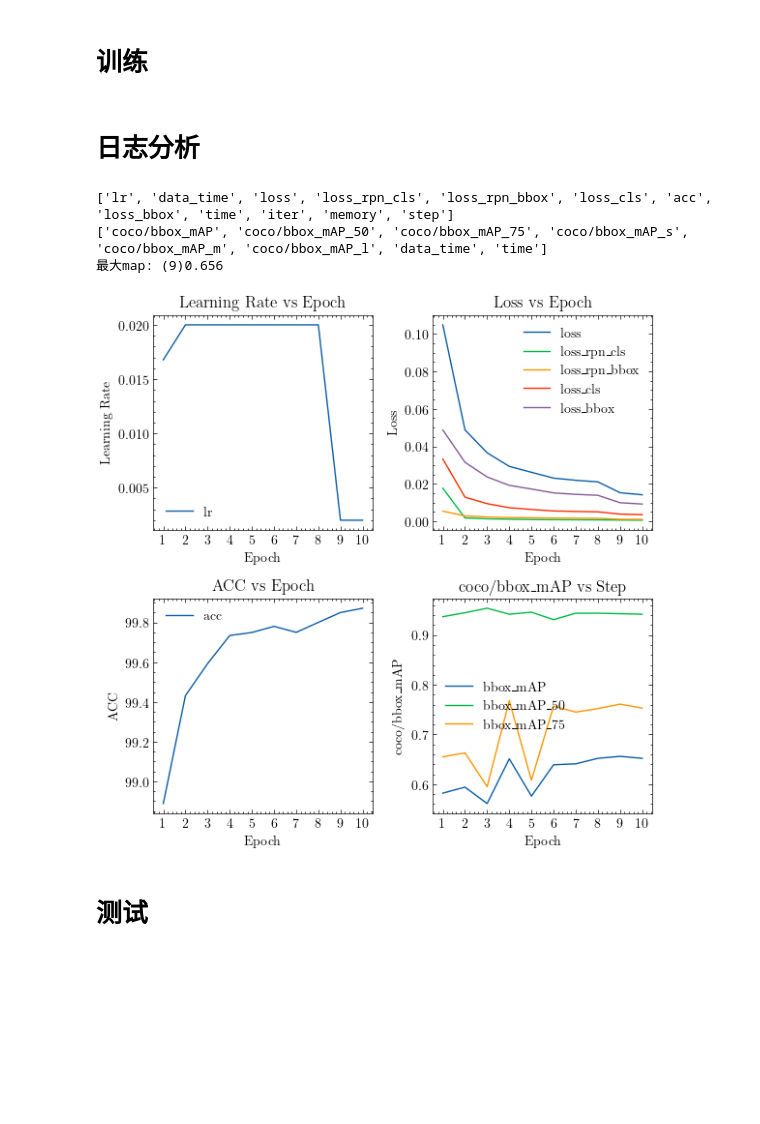
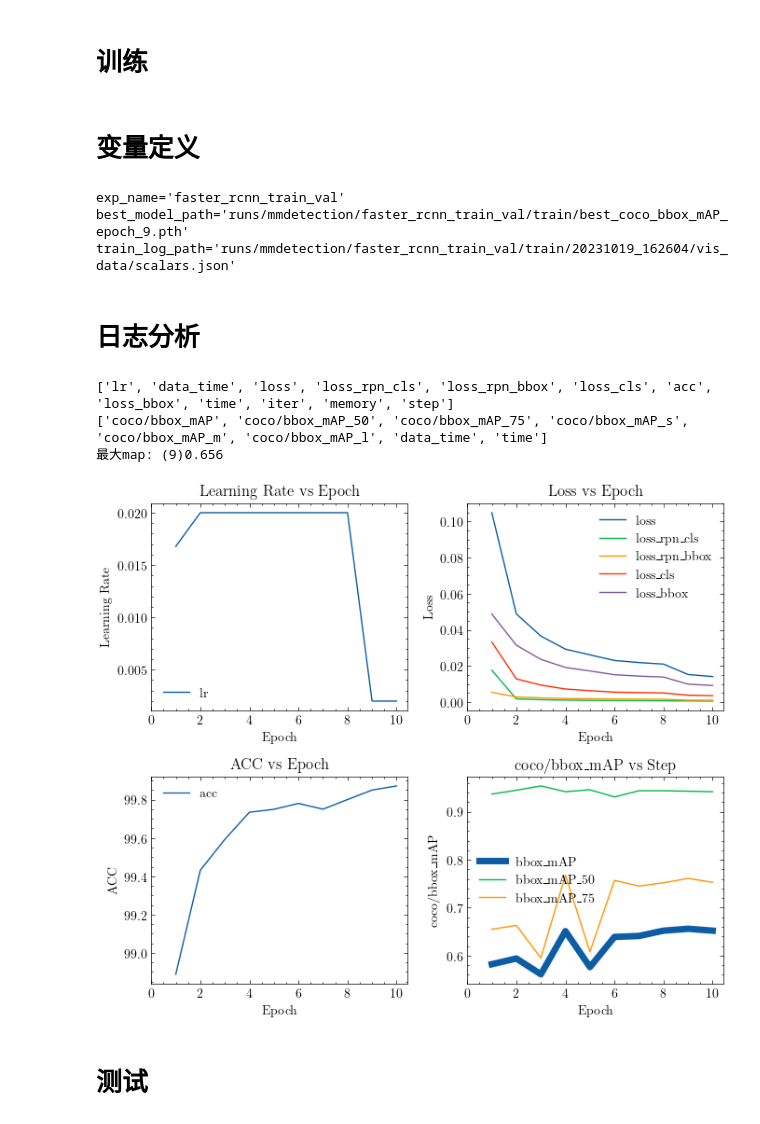
Before and after one commit to flywithliye/lard-detection, a Jupyter notebook: exp_faster_rcnn.ipynb, the cells around one changed output. Cells and saved outputs as stored; diff of their text form; code cells hidden in the pictures; blank space fills up the shorter version.

```diff
--- a/exp_faster_rcnn.ipynb
+++ b/exp_faster_rcnn.ipynb
@@ -3,6 +3,33 @@
 # %%
 # # 训练
 # setsid python 3rdparty/mmdetection/tools/train.py cfg/faster_rcnn_lard.py > train_faster_rcnn.log 2>&1 &
+# %% [markdown]
+# 变量定义
+# %%
+import glob
+
+# 参数
+model_name = 'faster_rcnn'
+model_stru = ''
+model_cfg = '_train_val'  # _train_val _train_val_aug
+exp_name = f'{model_name}{model_stru}{model_cfg}'
+USE_VAL = 'val' in model_cfg
+exp_id = '20231019_162604'
+
+# 路径
+cfg_path = f'cfg/{model_name}_lard.py'
+best_model_path = f'runs/mmdetection/{exp_name}/train/'
+files = glob.glob(f'{best_model_path}/best_coco_bbox_mAP_epoch_*.pth')  # TODO: 按epoch数排序
+best_model_path = files[0] if files else None
+train_log_path = f'runs/mmdetection/{exp_name}/train/{exp_id}/vis_data/scalars.json'
+
+print(f'{exp_name=}')
+print(f'{best_model_path=}')
+print(f'{train_log_path=}')
+# %% [output]
+exp_name='faster_rcnn_train_val'
+best_model_path='runs/mmdetection/faster_rcnn_train_val/train/best_coco_bbox_mAP_epoch_9.pth'
+train_log_path='runs/mmdetection/faster_rcnn_train_val/train/20231019_162604/vis_data/scalars.json'
 # %% [markdown]
 # 日志分析
 # %%
@@ -14,7 +41,8 @@ import scienceplots
 plt.style.use('science')
 
 
-def read_json(file_path) -> tuple[pd.DataFrame, pd.DataFrame]:
+def read_mmdet_train_log_json(file_path):
+
     df_train = []
     df_val = []
     with open(file_path, 'r') as f:
@@ -32,11 +60,14 @@ def read_json(file_path) -> tuple[pd.DataFrame, pd.DataFrame]:
     if len(df_val):
         df_val = df_val.groupby('step').mean()
         print(df_val.columns.to_list())
+        print(
+            f"最大map: ({df_val['coco/bbox_mAP'].idxmax()}){df_val['coco/bbox_mAP'].max()}")
     return df_train, df_val
 
 
-def plot_fastern_rcnn(df_train, df_val):
-    fig, axs = plt.subplots(2, 2, figsize=(6, 6), dpi=100)
+def plot_mmdet_fastern_rcnn_train_log(df_train, df_val):
+
+    fig, axs = plt.subplots(2, 2, figsize=(7, 6), dpi=100)
     axs = axs.flatten()
     if len(df_train):
         axs[0].plot(df_train.index, df_train['lr'], label='lr')
@@ -44,7 +75,7 @@ def plot_fastern_rcnn(df_train, df_val):
         axs[0].set_title('Learning Rate vs Epoch')
         axs[0].set_xlabel('Epoch')
         axs[0].set_ylabel('Learning Rate')
-        axs[0].set_xticks(df_train.index.astype(int).unique())
+        axs[0].set_xlim(left=0)
 
         axs[1].plot(df_train.index, df_train['loss'], label='loss')
         axs[1].plot(df_train.index, df_train['loss_rpn_cls'],
@@ -57,49 +88,49 @@ def plot_fastern_rcnn(df_train, df_val):
         axs[1].set_title('Loss vs Epoch')
         axs[1].set_xlabel('Epoch')
         axs[1].set_ylabel('Loss')
-        axs[1].set_xticks(df_train.index.astype(int).unique())
+        axs[1].set_xlim(left=0)
 
         axs[2].plot(df_train.index, df_train['acc'], label='acc')
         axs[2].legend()
         axs[2].set_title('ACC vs Epoch')
         axs[2].set_xlabel('Epoch')
         axs[2].set_ylabel('ACC')
-        axs[2].set_xticks(df_train.index.astype(int).unique())
+        axs[2].set_xlim(left=0)
+
     if len(df_val):
         axs[3].plot(
             df_val.index,
             df_val['coco/bbox_mAP'],
-            label='bbox_mAP')
+            label='bbox_mAP',
+            linewidth=5)
         axs[3].plot(
             df_val.index,
             df_val['coco/bbox_mAP_50'],
             label='bbox_mAP_50')
         axs[3].plot(
             df_val.index,
             df_val['coco/bbox_mAP_75'],
             label='bbox_mAP_75')
         axs[3].legend()
         axs[3].set_title('coco/bbox_mAP vs Step')
         axs[3].set_xlabel('Epoch')
         axs[3].set_ylabel('coco/bbox_mAP')
-        axs[3].set_xticks(df_val.index.astype(int).unique())
+        axs[3].set_xlim(left=0)
+
     plt.tight_layout()
+    plt.savefig(
+        f'results/figs/train/train_log_{exp_name}.jpg', dpi=600, bbox_inches='tight')
     plt.show()
 
 
-# 读取json文件
-json_path = 'runs/faster_rcnn/20231019_162604/vis_data/20231019_162604.json'
-df_train, df_val = read_json(json_path)
-
-# 绘图
-print(
-    f"最大map: ({df_val['coco/bbox_mAP'].idxmax()}){df_val['coco/bbox_mAP'].max()}")
-plot_fastern_rcnn(df_train, df_val)
+# 读取和可视化
+df_train, df_val = read_mmdet_train_log_json(train_log_path)
+plot_mmdet_fastern_rcnn_train_log(df_train, df_val)
 # %% [output]
 ['lr', 'data_time', 'loss', 'loss_rpn_cls', 'loss_rpn_bbox', 'loss_cls', 'acc', 'loss_bbox', 'time', 'iter', 'memory', 'step']
 ['coco/bbox_mAP', 'coco/bbox_mAP_50', 'coco/bbox_mAP_75', 'coco/bbox_mAP_s', 'coco/bbox_mAP_m', 'coco/bbox_mAP_l', 'data_time', 'time']
 最大map: (9)0.656
-[figure, old version]
+[figure, new version]
 # %% [markdown]
 # 测试
 # %%
```
Also changed, not shown: parts of 10 cells of this notebook, 6 other files.
